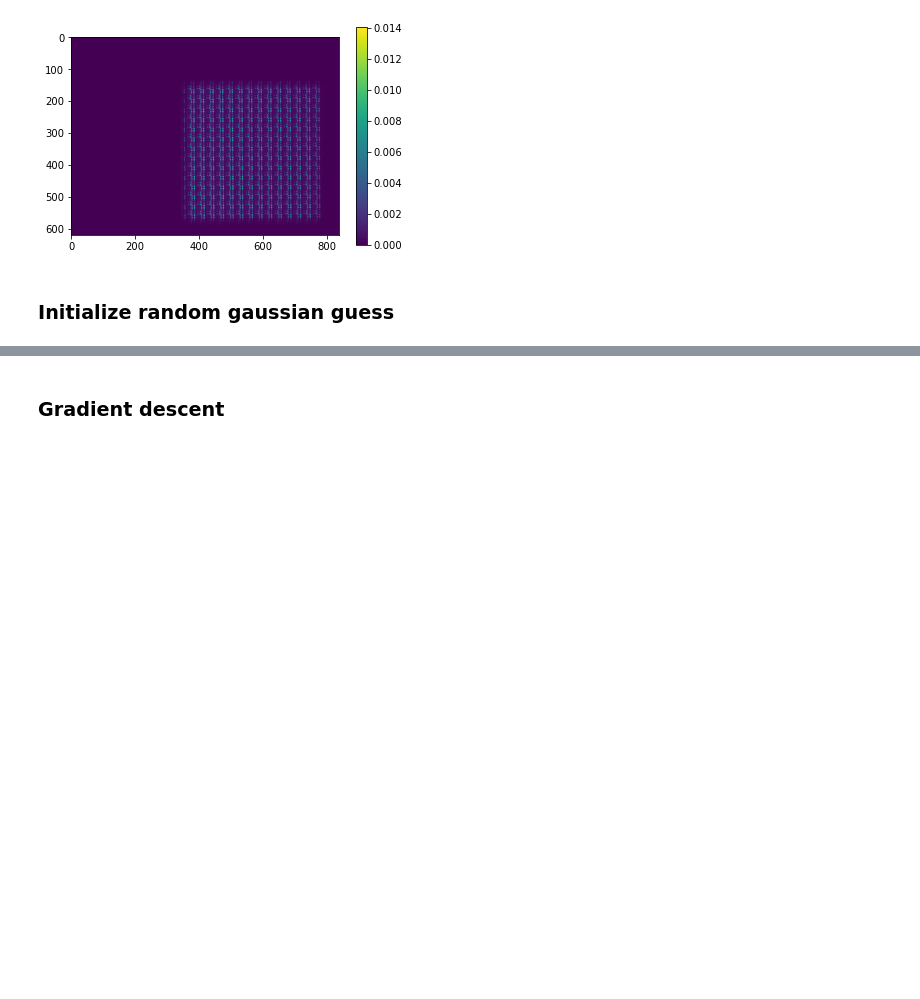
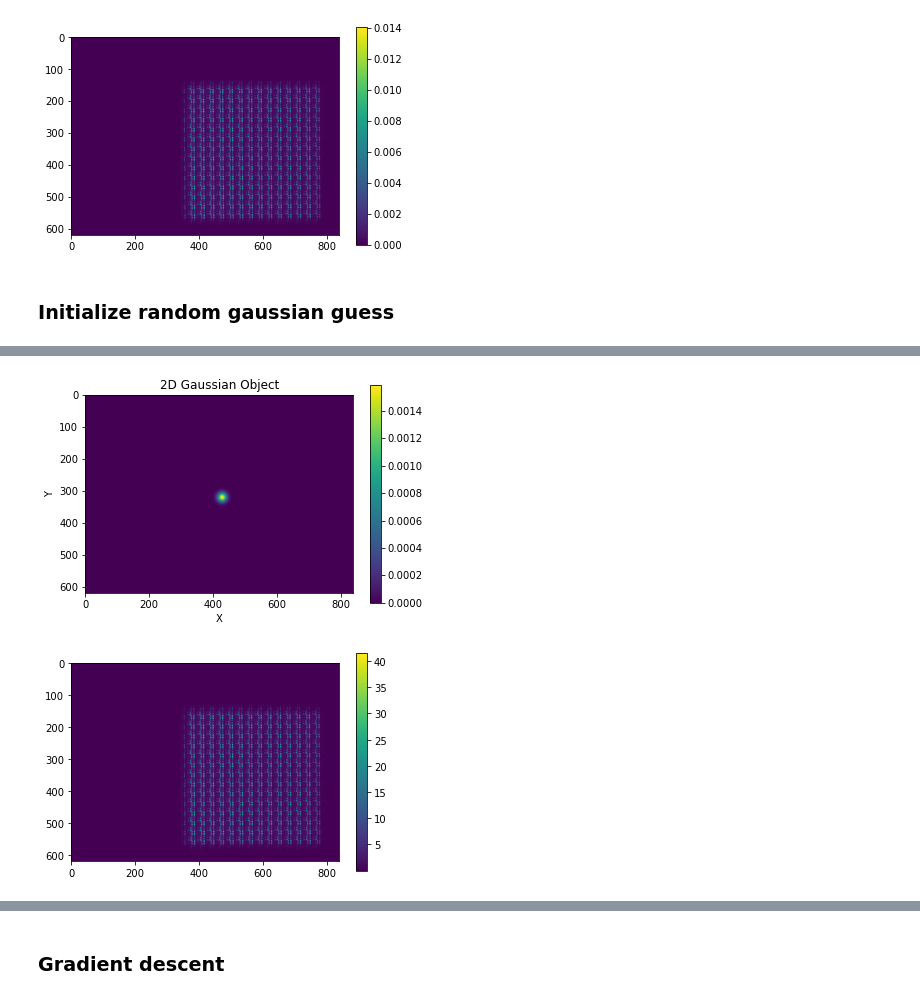
Before and after one commit to neerja/spectralmicroscope_gaussiansplatting, a Jupyter notebook: GaussSplatting/gaussian_localization.ipynb, the cells around one changed output, grey strips where cells are left out. Cells and saved outputs as stored; diff of their text form; code cells hidden in the pictures; blank space fills up the shorter version.

```diff
--- a/GaussSplatting/gaussian_localization.ipynb
+++ b/GaussSplatting/gaussian_localization.ipynb
@@ -152,3 +163,14 @@ g_init = gp.GaussObject(muy_init,mux_init,mul_init,sigy_init,sigx_init,sigl_init
+# %%
+g_test = gp.GaussObject(10.030735969543457,10.083449363708496,0.,10.,10.,1.,learningrate=lr_init)
+g_test.plot(coords,NY,NX)
+g_test_meas = gp.forwardSingleGauss(g_test, NX, NY, NL, h, m)
+plt.figure()
+plt.imshow(g_test_meas.detach().numpy())
+plt.colorbar()
+plt.show()
+# %% [output]
+[figure, added]
+[figure, added]
 # %%
 # Display the initial Gaussian guess and its measurement
 
```
Also changed, not shown: parts of 16 cells of this notebook, 2 other files.
